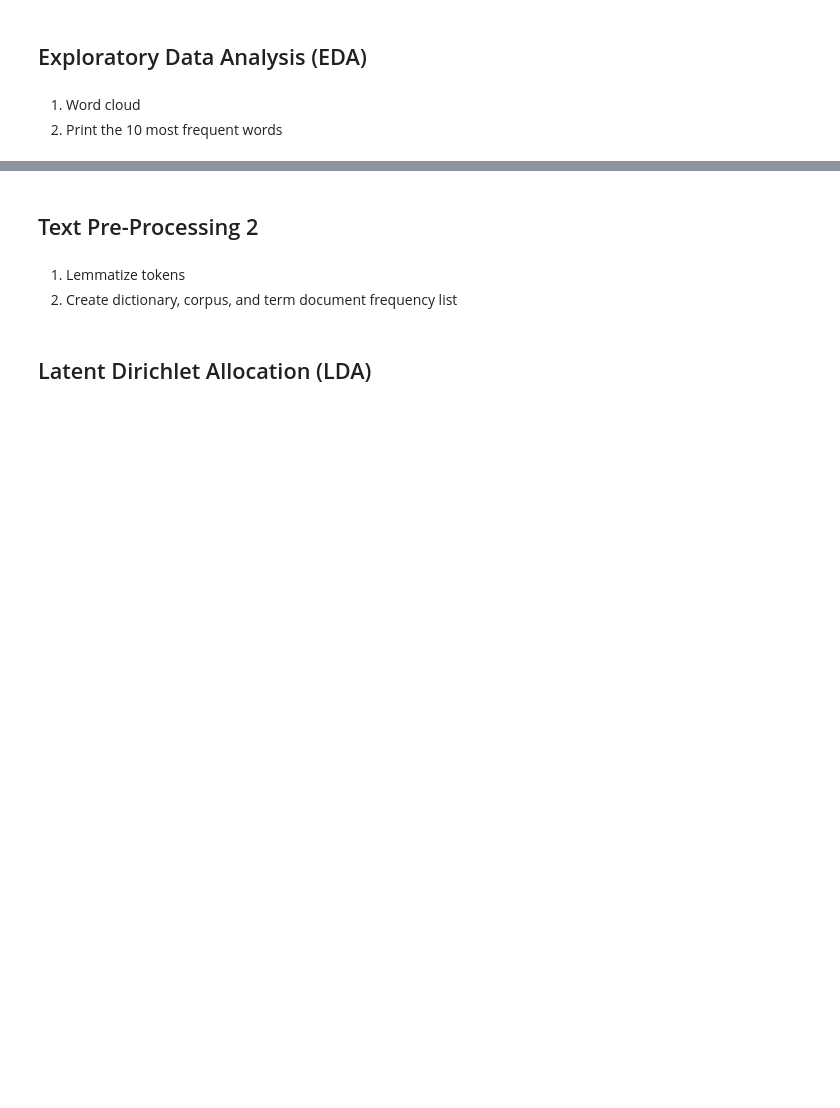
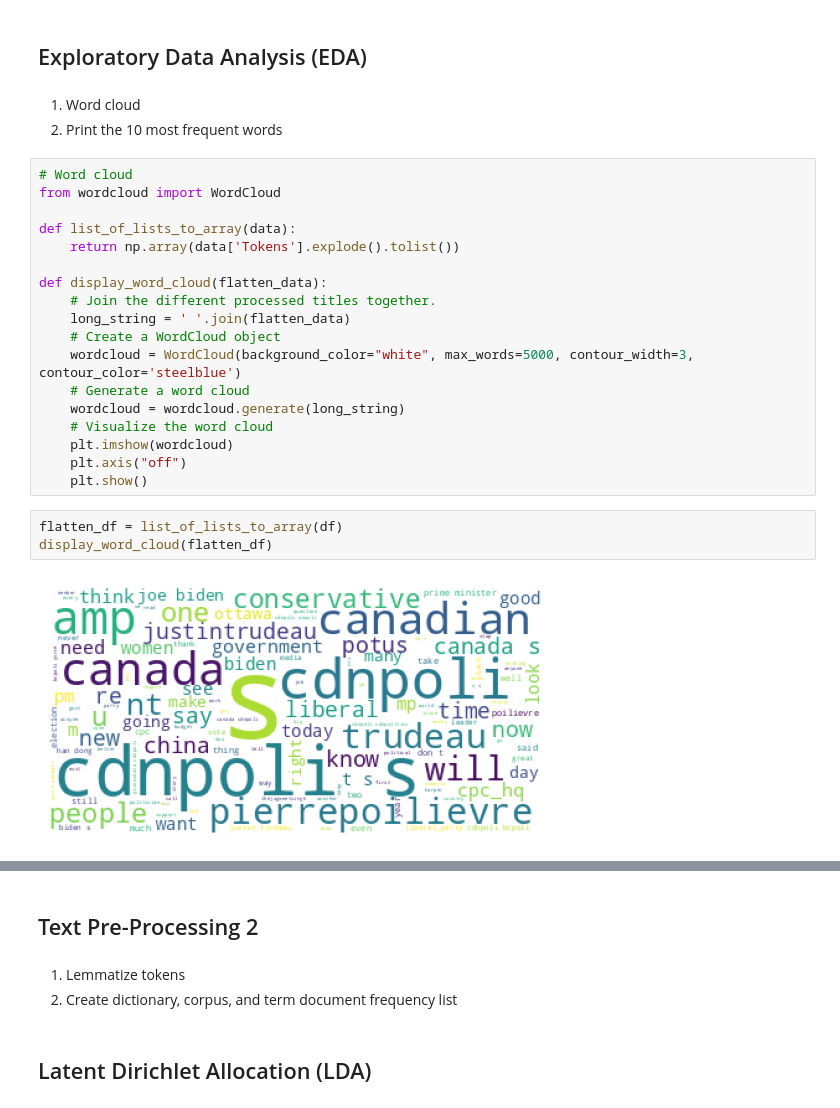
Before and after one commit to JanisJ2/jsc270-a4, a Jupyter notebook: JSC270_Assignment_4.ipynb, the cells around one changed output, grey strips where cells are left out. Drawn from its saved outputs; the diff is of its cells as text; blank space fills up the shorter version.

```diff
--- a/JSC270_Assignment_4.ipynb
+++ b/JSC270_Assignment_4.ipynb
@@ -563,3 +555,26 @@ df.head()
 # %% [markdown]
 1. Word cloud
 2. Print the 10 most frequent words
+# %%
+# Word cloud
+from wordcloud import WordCloud
+
+def list_of_lists_to_array(data):
+    return np.array(data['Tokens'].explode().tolist())
+
+def display_word_cloud(flatten_data):
+    # Join the different processed titles together.
+    long_string = ' '.join(flatten_data)
+    # Create a WordCloud object
+    wordcloud = WordCloud(background_color="white", max_words=5000, contour_width=3, contour_color='steelblue')
+    # Generate a word cloud
+    wordcloud = wordcloud.generate(long_string)
+    # Visualize the word cloud
+    plt.imshow(wordcloud)
+    plt.axis("off")
+    plt.show()
+# %%
+flatten_df = list_of_lists_to_array(df)
+display_word_cloud(flatten_df)
+# %% [output]
+[figure, added]
```
Also changed, not shown: parts of 7 cells of this notebook.
